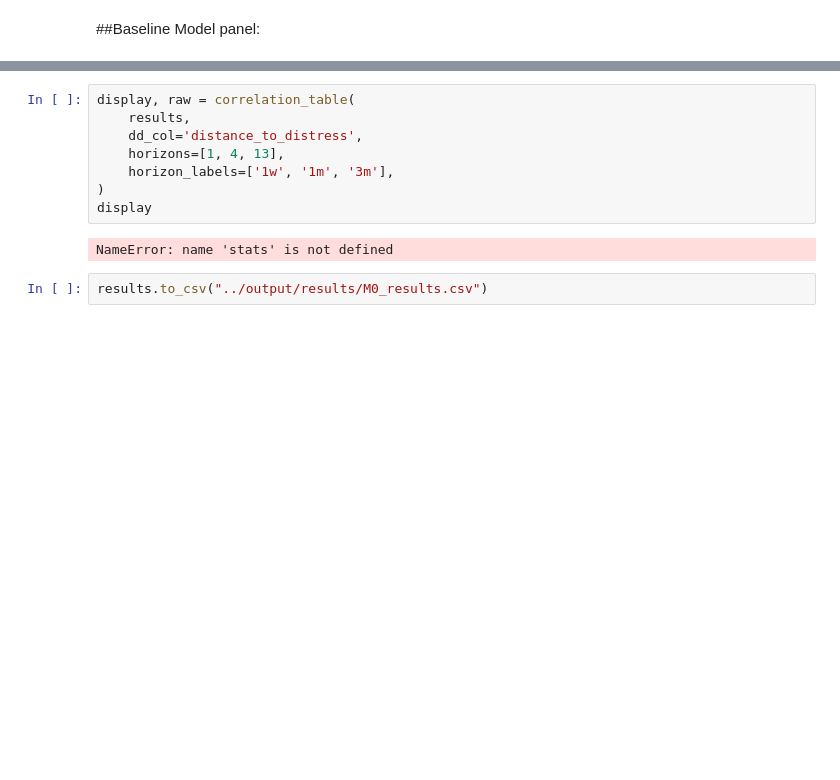
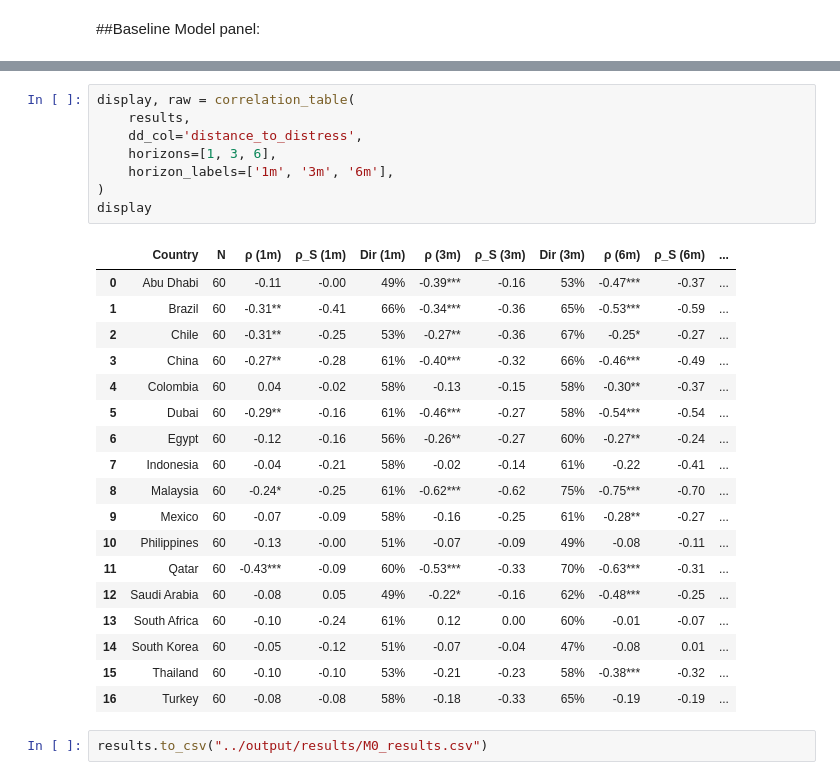
Before and after one commit to juanfp02/commodities_and_sovereigns, a Jupyter notebook: Chapter_02/CCA_M0_Baseline.ipynb, the cells around one changed output, grey strips where cells are left out. Saved outputs shown, nothing was run; the diff lists cells and outputs as text; blank space fills up the shorter version.

```diff
--- a/Chapter_02/CCA_M0_Baseline.ipynb
+++ b/Chapter_02/CCA_M0_Baseline.ipynb
@@ -109,12 +117,29 @@ d2_scatter = plot_d2_scatter(results)
 # %%
 display, raw = correlation_table(
     results,
     dd_col='distance_to_distress',
-    horizons=[1, 4, 13],
-    horizon_labels=['1w', '1m', '3m'],
+    horizons=[1, 3, 6],
+    horizon_labels=['1m', '3m', '6m'],
 )
 display
 # %% [output]
-NameError: name 'stats' is not defined
+|  | Country | N | ρ (1m) | ρ_S (1m) | Dir (1m) | ρ (3m) | ρ_S (3m) | Dir (3m) | ρ (6m) | ρ_S (6m) | ... |
+| 0 | Abu Dhabi | 60 | -0.11 | -0.00 | 49% | -0.39*** | -0.16 | 53% | -0.47*** | -0.37 | ... |
+| 1 | Brazil | 60 | -0.31** | -0.41 | 66% | -0.34*** | -0.36 | 65% | -0.53*** | -0.59 | ... |
+| 2 | Chile | 60 | -0.31** | -0.25 | 53% | -0.27** | -0.36 | 67% | -0.25* | -0.27 | ... |
+| 3 | China | 60 | -0.27** | -0.28 | 61% | -0.40*** | -0.32 | 66% | -0.46*** | -0.49 | ... |
+| 4 | Colombia | 60 | 0.04 | -0.02 | 58% | -0.13 | -0.15 | 58% | -0.30** | -0.37 | ... |
+| 5 | Dubai | 60 | -0.29** | -0.16 | 61% | -0.46*** | -0.27 | 58% | -0.54*** | -0.54 | ... |
+| 6 | Egypt | 60 | -0.12 | -0.16 | 56% | -0.26** | -0.27 | 60% | -0.27** | -0.24 | ... |
+| 7 | Indonesia | 60 | -0.04 | -0.21 | 58% | -0.02 | -0.14 | 61% | -0.22 | -0.41 | ... |
+| 8 | Malaysia | 60 | -0.24* | -0.25 | 61% | -0.62*** | -0.62 | 75% | -0.75*** | -0.70 | ... |
+| 9 | Mexico | 60 | -0.07 | -0.09 | 58% | -0.16 | -0.25 | 61% | -0.28** | -0.27 | ... |
+| 10 | Philippines | 60 | -0.13 | -0.00 | 51% | -0.07 | -0.09 | 49% | -0.08 | -0.11 | ... |
+| 11 | Qatar | 60 | -0.43*** | -0.09 | 60% | -0.53*** | -0.33 | 70% | -0.63*** | -0.31 | ... |
+| 12 | Saudi Arabia | 60 | -0.08 | 0.05 | 49% | -0.22* | -0.16 | 62% | -0.48*** | -0.25 | ... |
+| 13 | South Africa | 60 | -0.10 | -0.24 | 61% | 0.12 | 0.00 | 60% | -0.01 | -0.07 | ... |
+| 14 | South Korea | 60 | -0.05 | -0.12 | 51% | -0.07 | -0.04 | 47% | -0.08 | 0.01 | ... |
+| 15 | Thailand | 60 | -0.10 | -0.10 | 53% | -0.21 | -0.23 | 58% | -0.38*** | -0.32 | ... |
+| 16 | Turkey | 60 | -0.08 | -0.08 | 58% | -0.18 | -0.33 | 65% | -0.19 | -0.19 | ... |
 # %%
 results.to_csv("../output/results/M0_results.csv")
```
Also changed, not shown: parts of 4 cells of this notebook, 2 other files.
